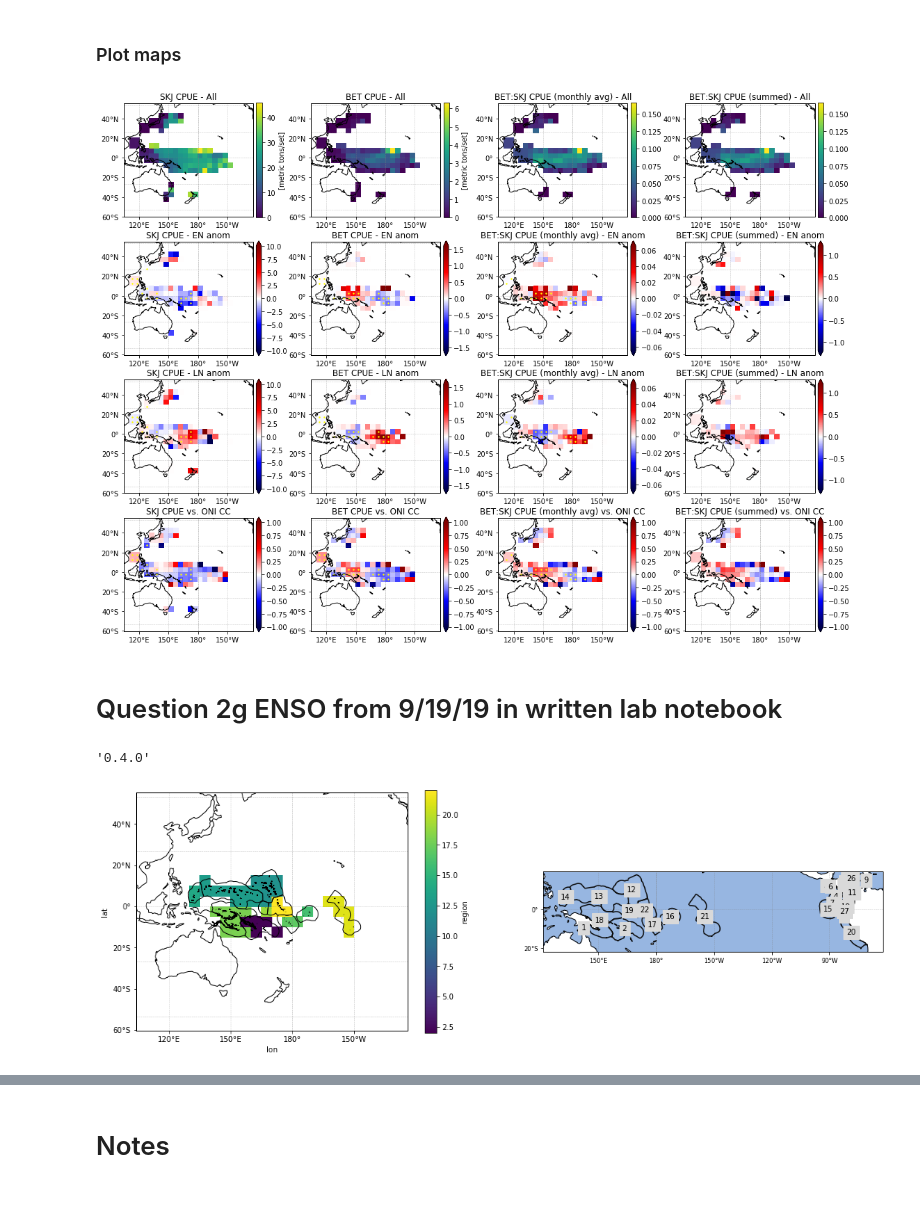
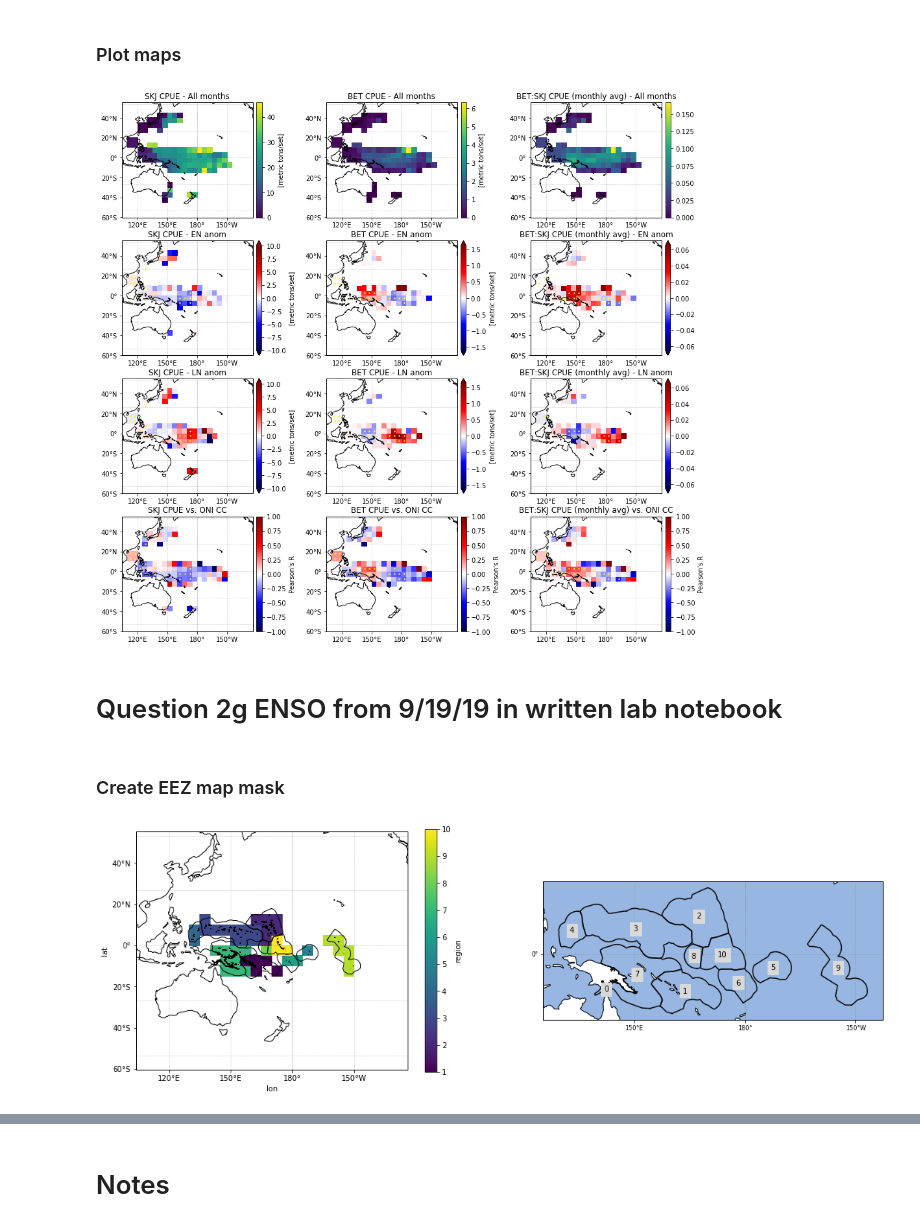
Before and after one commit to shirleyswirley/skipjack-bigeye-separation, a Jupyter notebook: python/wcpfc_question012.ipynb, the cells around one changed output, grey strips where cells are left out. Saved outputs shown, nothing was run; the diff lists cells and outputs as text; code cells hidden in the pictures; blank space fills up the shorter version.

```diff
--- a/python/wcpfc_question012.ipynb
+++ b/python/wcpfc_question012.ipynb
@@ -385,7 +385,7 @@ cm.viridis._rgba_over = None; #cm.viridis._rgba_under = None;
 cm.viridis._set_extremes()
 
 # - Set proj and define axes
-fig,axes = plt.subplots(nrows=4, ncols=4, figsize=(18,14), subplot_kw={'projection': ccrs.PlateCarree(central_longitude=200)})
+fig,axes = plt.subplots(nrows=4, ncols=3, figsize=(16,15), subplot_kw={'projection': ccrs.PlateCarree(central_longitude=200)})
 
 # - Make maps pretty + plot
 for irow in range(axes.shape[0]):
@@ -417,5 +417,5 @@ for irow in range(axes.shape[0]):
             ax.set_xlabel(''); ax.set_ylabel('');
             ax.set_title('BET:SKJ CPUE (seas mean:seas mean) - ' + seasnumdict[irow])
 
-#fig.savefig(figpath + 'question2a_bscpue_seasmeans.png', bbox_inches='tight', pad_inches = 0, dpi = 200)
+fig.savefig(figpath + 'question2a_bscpue_seasmeans.png', bbox_inches='tight', pad_inches = 0, dpi = 200)
 # %% [output]
@@ -436,20 +429,20 @@ alphafdr = 0.1
 
 skj_cp_tot_anom_enln_wrs_pval = wrspvalmap_loop(
     skj_cp_tot_anom[onienln==1],skj_cp_tot_anom[onienln==-1],'skj_cp_tot_anom_enln')
-skj_cp_tot_anom_enln_wrs_ptf = controlfdr(skj_cp_tot_anom_enln_wrs_pval,alphafdr)
+skj_cp_tot_anom_enln_wrs_ptf = controlfdr2d(skj_cp_tot_anom_enln_wrs_pval,alphafdr)
 
 bet_cp_tot_anom_enln_wrs_pval = wrspvalmap_loop(
     bet_cp_tot_anom[onienln==1],bet_cp_tot_anom[onienln==-1],'bet_cp_tot_anom_enln')
-bet_cp_tot_anom_enln_wrs_ptf = controlfdr(bet_cp_tot_anom_enln_wrs_pval,alphafdr)
+bet_cp_tot_anom_enln_wrs_ptf = controlfdr2d(bet_cp_tot_anom_enln_wrs_pval,alphafdr)
 
 bettoskj_cp_tot_anom_enln_wrs_pval = wrspvalmap_loop(
     bettoskj_cp_tot_anom[onienln==1],bettoskj_cp_tot_anom[onienln==-1],'bettoskj_cp_tot_anom_enln')
-bettoskj_cp_tot_anom_enln_wrs_ptf = controlfdr(bettoskj_cp_tot_anom_enln_wrs_pval,alphafdr)
+bettoskj_cp_tot_anom_enln_wrs_ptf = controlfdr2d(bettoskj_cp_tot_anom_enln_wrs_pval,alphafdr)
 
 bettoskj2_cp_tot_anom_enln_wrs_pval = wrspvalmap_loop(
     (skj_cp_tot_anom[onienln==1]/bet_cp_tot_anom[onienln==1]
     ),(skj_cp_tot_anom[onienln==-1]/bet_cp_tot_anom[onienln==-1]),'bettoskj2_cp_tot_anom_enln')
-bettoskj2_cp_tot_anom_enln_wrs_ptf = controlfdr(bettoskj2_cp_tot_anom_enln_wrs_pval,alphafdr)
+bettoskj2_cp_tot_anom_enln_wrs_ptf = controlfdr2d(bettoskj2_cp_tot_anom_enln_wrs_pval,alphafdr)
 # %% [markdown]
 ### Compute correlations vs. ONI maps
 # %%
@@ -459,19 +452,19 @@ alphafdr = 0.1
 
 [_, _, _, skjvsoni_cp_tot_anom_cc, skjvsoni_cp_tot_anom_cc_pval, _
 ]=gettemprcmap_loop(oni3d,skj_cp_tot_anom,'skjvsoni_cp_tot_anom')
-skjvsoni_cp_tot_anom_cc_ptf = controlfdr(skjvsoni_cp_tot_anom_cc_pval,alphafdr)
+skjvsoni_cp_tot_anom_cc_ptf = controlfdr2d(skjvsoni_cp_tot_anom_cc_pval,alphafdr)
 
 [_, _, _, betvsoni_cp_tot_anom_cc, betvsoni_cp_tot_anom_cc_pval, _
 ]=gettemprcmap_loop(oni3d,bet_cp_tot_anom,'betvsoni_cp_tot_anom')
-betvsoni_cp_tot_anom_cc_ptf = controlfdr(betvsoni_cp_tot_anom_cc_pval,alphafdr)
+betvsoni_cp_tot_anom_cc_ptf = controlfdr2d(betvsoni_cp_tot_anom_cc_pval,alphafdr)
 
 [_, _, _, bettoskjvsoni_cp_tot_anom_cc, bettoskjvsoni_cp_tot_anom_cc_pval, _
 ]=gettemprcmap_loop(oni3d,bettoskj_cp_tot_anom,'bettoskjvsoni_cp_tot_anom')
-bettoskjvsoni_cp_tot_anom_cc_ptf = controlfdr(bettoskjvsoni_cp_tot_anom_cc_pval,alphafdr)
+bettoskjvsoni_cp_tot_anom_cc_ptf = controlfdr2d(bettoskjvsoni_cp_tot_anom_cc_pval,alphafdr)
 
 [_, _, _, bettoskj2vsoni_cp_tot_anom_cc, bettoskj2vsoni_cp_tot_anom_cc_pval, _
 ]=gettemprcmap_loop(oni3d,skj_cp_tot_anom/bet_cp_tot_anom,'bettoskj2vsoni_cp_tot_anom')
-#bettoskj2vsoni_cp_tot_anom_cc_ptf = controlfdr(bettoskj2vsoni_cp_tot_anom_cc_pval,alphafdr)
+#bettoskj2vsoni_cp_tot_anom_cc_ptf = controlfdr2d(bettoskj2vsoni_cp_tot_anom_cc_pval,alphafdr)
 # --> the above doesn't work b/c no pvals are >= alphafdr*(i/N) :(, ask Wilks 2016 about this maybe?
 bettoskj2vsoni_cp_tot_anom_cc_ptf = 0.05
 # %% [markdown]
@@ -481,21 +474,27 @@ cm.viridis._rgba_over = None; #cm.viridis._rgba_under = None;
 cm.viridis._set_extremes()
 
 # - Set proj and define axes
-fig,axes = plt.subplots(nrows=4, ncols=4, figsize=(18.5,14),
+fig,axes = plt.subplots(nrows=4, ncols=3, figsize=(16,15), # (18.5,14) for 4x4
                         subplot_kw={'projection': ccrs.PlateCarree(central_longitude=200)})
+
+# - Define units for colorbar labels
+unitsnow = [['[metric tons/set]','[metric tons/set]',''],
+            ['[metric tons/set]','[metric tons/set]',''],
+            ['[metric tons/set]','[metric tons/set]',''],
+            ['Pearson\'s R','Pearson\'s R','Pearson\'s R']]
 
 # - Make maps pretty + plot
 for irow in range(axes.shape[0]):
 
     if irow==0: # all times
-        cmnow = cm.viridis; timelabelnow = ' - All'; extendnow='neither'; unitsnow = '[metric tons/set]'
+        cmnow = cm.viridis; timelabelnow = ' - All months'; extendnow='neither';
         skj_cp_tot_now = skj_cp_tot.mean(dim='time'); vmin1=skj_cp_tot_now.min(); vmax1=skj_cp_tot_now.max();
         bet_cp_tot_now = bet_cp_tot.mean(dim='time'); vmin2=bet_cp_tot_now.min(); vmax2=bet_cp_tot_now.max();
         bettoskj_cp_tot_now = bettoskj_cp_tot.mean(dim='time'); vmin3=bettoskj_cp_tot_now.min(); vmax3=bettoskj_cp_tot_now.max();
         bettoskj_totcp_tot_now = (bet_cp_tot.sum(dim='time'))/(skj_cp_tot.sum(dim='time')); vmin4=bettoskj_totcp_tot_now.min(); vmax4=bettoskj_totcp_tot_now.max();
         signifstipplenow=0;
     elif irow==1: # el nino
-        cmnow = cm.seismic; timelabelnow = ' - EN anom'; extendnow = 'both'; unitsnow = ''
+        cmnow = cm.seismic; timelabelnow = ' - EN anom'; extendnow = 'both';
         skj_cp_tot_now = skj_cp_tot_anom[onienln==1].mean(dim='time'); vmin1=-10; vmax1=10;
         bet_cp_tot_now = bet_cp_tot_anom[onienln==1].mean(dim='time'); vmin2=-1.6; vmax2=1.6;
         bettoskj_cp_tot_now = bettoskj_cp_tot_anom[onienln==1].mean(dim='time'); vmin3=-0.065; vmax3=0.065;
@@ -508,7 +507,7 @@ for irow in range(axes.shape[0]):
         bet_cp_tot_pv_now = bet_cp_tot_anom_enln_wrs_pval; bet_cp_tot_ptf_now = bet_cp_tot_anom_enln_wrs_ptf;
         bettoskj_cp_tot_pv_now = bettoskj_cp_tot_anom_enln_wrs_pval; bettoskj_cp_tot_ptf_now = bettoskj_cp_tot_anom_enln_wrs_ptf;
     elif irow==2: # la nina
-        cmnow = cm.seismic; timelabelnow = ' - LN anom'; extendnow = 'both'; unitsnow = ''
+        cmnow = cm.seismic; timelabelnow = ' - LN anom'; extendnow = 'both';
         skj_cp_tot_now = skj_cp_tot_anom[onienln==-1].mean(dim='time'); vmin1=-10; vmax1=10;
         bet_cp_tot_now = bet_cp_tot_anom[onienln==-1].mean(dim='time'); vmin2=-1.6; vmax2=1.6;
         bettoskj_cp_tot_now = bettoskj_cp_tot_anom[onienln==-1].mean(dim='time'); vmin3=-0.065; vmax3=0.065;
@@ -521,7 +520,7 @@ for irow in range(axes.shape[0]):
         bet_cp_tot_pv_now = bet_cp_tot_anom_enln_wrs_pval; bet_cp_tot_ptf_now = bet_cp_tot_anom_enln_wrs_ptf;
         bettoskj_cp_tot_pv_now = bettoskj_cp_tot_anom_enln_wrs_pval; bettoskj_cp_tot_ptf_now = bettoskj_cp_tot_anom_enln_wrs_ptf;
     elif irow==3: # oni correls
-        cmnow = cm.seismic; timelabelnow = ' vs. ONI CC'; extendnow = 'both'; unitsnow = ''
+        cmnow = cm.seismic; timelabelnow = ' vs. ONI CC'; extendnow = 'neither';
         skj_cp_tot_now = skjvsoni_cp_tot_anom_cc; vmin1=-1; vmax1=1;
         bet_cp_tot_now = betvsoni_cp_tot_anom_cc; vmin2=-1; vmax2=1;
         bettoskj_cp_tot_now = bettoskjvsoni_cp_tot_anom_cc; vmin3=-1; vmax3=1;
@@ -538,7 +537,7 @@ for irow in range(axes.shape[0]):
         if icol==0:
             skj_cp_tot_now.plot(
                 ax=ax, transform=ccrs.PlateCarree(), cmap=cmnow, vmin=vmin1, vmax=vmax1,
-                cbar_kwargs={'pad': 0.02, 'label': unitsnow, 'extend': extendnow})
+                cbar_kwargs={'pad': 0.02, 'label': unitsnow[irow][icol], 'extend': extendnow})
             if signifstipplenow==1:
                 [signiflonnow,signiflatnow]=find_where_pval_small(
                     skj_cp_tot_anom_enln_wrs_pval,skj_cp_tot_anom_enln_wrs_ptf)
@@ -548,44 +547,44 @@ for irow in range(axes.shape[0]):
         elif icol==1:
             bet_cp_tot_now.plot(
                 ax=ax, transform=ccrs.PlateCarree(), cmap=cmnow, vmin=vmin2, vmax=vmax2,
-                cbar_kwargs={'pad': 0.02, 'label': unitsnow, 'extend': extendnow})
+                cbar_kwargs={'pad': 0.02, 'label': unitsnow[irow][icol], 'extend': extendnow})
             if signifstipplenow==1:
                 [signiflonnow,signiflatnow]=find_where_pval_small(
                     bet_cp_tot_anom_enln_wrs_pval,bet_cp_tot_anom_enln_wrs_ptf)
                 ax.scatter(signiflonnow, signiflatnow, c='yellow', s=2, transform=ccrs.PlateCarree());
             ax.set_xlabel(''); ax.set_ylabel('');
             ax.set_title('BET CPUE' + timelabelnow)
         elif icol==2:
             bettoskj_cp_tot_now.plot(
                 ax=ax, transform=ccrs.PlateCarree(), cmap=cmnow, vmin=vmin3, vmax=vmax3,
-                cbar_kwargs={'pad': 0.02, 'label': '', 'extend': extendnow})
+                cbar_kwargs={'pad': 0.02, 'label': unitsnow[irow][icol], 'extend': extendnow})
             if signifstipplenow==1:
                 [signiflonnow,signiflatnow]=find_where_pval_small(
                     bettoskj_cp_tot_anom_enln_wrs_pval,bettoskj_cp_tot_anom_enln_wrs_ptf)
                 ax.scatter(signiflonnow, signiflatnow, c='yellow', s=2, transform=ccrs.PlateCarree());
             ax.set_xlabel(''); ax.set_ylabel('');
             ax.set_title('BET:SKJ CPUE (monthly avg)' + timelabelnow)
         elif icol==3:
             #bettoskj2_cp_tot_now.plot(
             bettoskj_totcp_tot_now.plot(
                 ax=ax, transform=ccrs.PlateCarree(), cmap=cmnow, vmin=vmin4, vmax=vmax4,
-                cbar_kwargs={'pad': 0.02, 'label': '', 'extend': extendnow})
+                cbar_kwargs={'pad': 0.02, 'label': unitsnow[irow][icol], 'extend': extendnow})
             #if signifstipplenow==1:
             #    [signiflonnow,signiflatnow]=find_where_pval_small(
             #        bettoskj2_cp_tot_anom_enln_wrs_pval,bettoskj2_cp_tot_anom_enln_wrs_ptf)
             #    ax.scatter(signiflonnow, signiflatnow, c='yellow', s=2, transform=ccrs.PlateCarree());
             ax.set_xlabel(''); ax.set_ylabel('');
             ax.set_title('BET:SKJ CPUE (summed)' + timelabelnow)
 
 fig.savefig(figpath + 'question2a_bscpue_ensomeans.png', bbox_inches='tight', pad_inches = 0, dpi = 200)
 # %% [output]
-[figure, old version]
+[figure, new version]
 # %% [markdown]
 # Question 2g ENSO from 9/19/19 in written lab notebook
 # %%
 import descartes
 import regionmask
-regionmask.__version__
+#regionmask.__version__
-# %% [output]
-'0.4.0'
+# %% [markdown]
+### Create EEZ map mask
 # %%
@@ -608,4 +612,9 @@ eezmask = masknow.mask(lon,lat, wrap_lon=False)
 # %%
+# - Make sure all masking looks good!
+# Also use a separate map from the internet to compare to
+# the ones plotted here to make sure that you renamed
+# the Kiribati islands correctly.
+
 fig,axes = plt.subplots(nrows=1, ncols=2, figsize=(18,6),
                         subplot_kw={'projection': ccrs.PlateCarree(central_longitude=200)})
 
@@ -616,8 +625,7 @@ ax.coastlines();
 # - Add gridlines
 xlocsnow = np.concatenate([np.linspace(120,180,3),np.linspace(-180,-90,4)]) # needs 180,-180 repeated to make y lines go through
 xlocsnow = np.append(xlocsnow,-70) # for some reason -90 won't plot w/o this
-ylocsnow = np.linspace(-80,80,7)
-ylocsnow = np.append(ylocsnow,90); ylocsnow = np.insert(ylocsnow,0,-90) # to make x lines go through
+ylocsnow = np.linspace(-80,80,7); ylocsnow = np.append(ylocsnow,90); ylocsnow = np.insert(ylocsnow,0,-90) # to make x lines go through
 gl = ax.gridlines(crs=ccrs.PlateCarree(), draw_labels=False, # take care of labels below
                   linewidth=0.5, color='gray', alpha=0.5, linestyle='--')
 gl.xlocator = mticker.FixedLocator(xlocsnow); gl.ylocator = mticker.FixedLocator(ylocsnow)
@@ -629,7 +637,7 @@ ax.set_yticks(yticksnow, crs=ccrs.PlateCarree())
 ax.xaxis.set_major_formatter(LongitudeFormatter())
 ax.yaxis.set_major_formatter(LatitudeFormatter())
 eezmask.plot(ax=ax, transform=ccrs.PlateCarree());
-eezsnu.plot(ax=ax, transform=ccrs.PlateCarree(), edgecolor='black', color='none', linewidth=1);
+eezs.plot(ax=ax, transform=ccrs.PlateCarree(), edgecolor='black', color='none', linewidth=1);
 
 # ------ Plot
 ax = axes[1]
@@ -648,6 +656,6 @@ ax.set_xticks(xticksnow, crs=ccrs.PlateCarree())
 ax.set_yticks(yticksnow, crs=ccrs.PlateCarree())
 ax.xaxis.set_major_formatter(LongitudeFormatter())
 ax.yaxis.set_major_formatter(LatitudeFormatter())
-masknow.plot(ax=ax);
+eezregionmask.plot(ax=ax);
 # %% [output]
-[figure, old version]
+[figure, new version]
```
Also changed, not shown: parts of 27 cells of this notebook, 20 other files.
